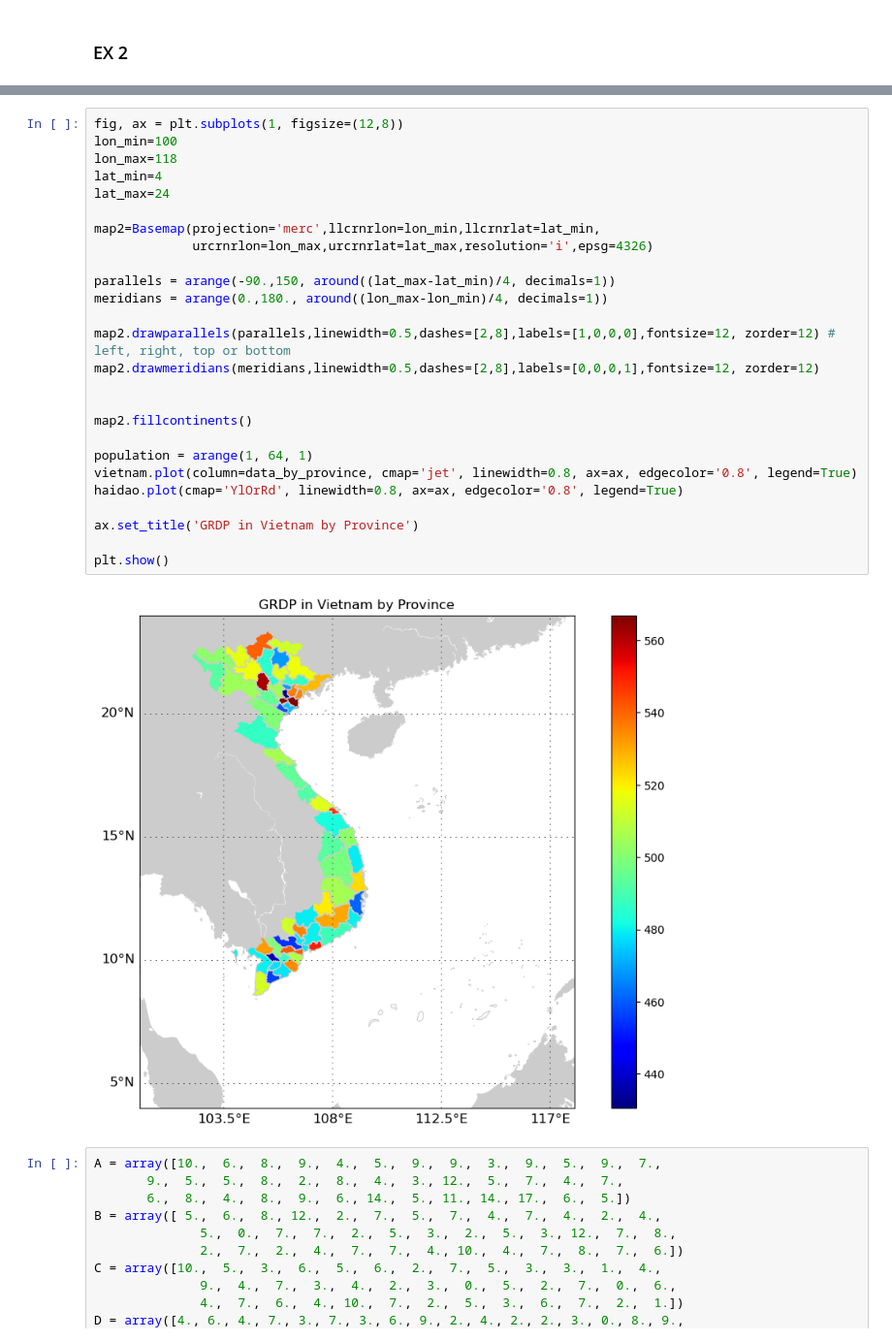
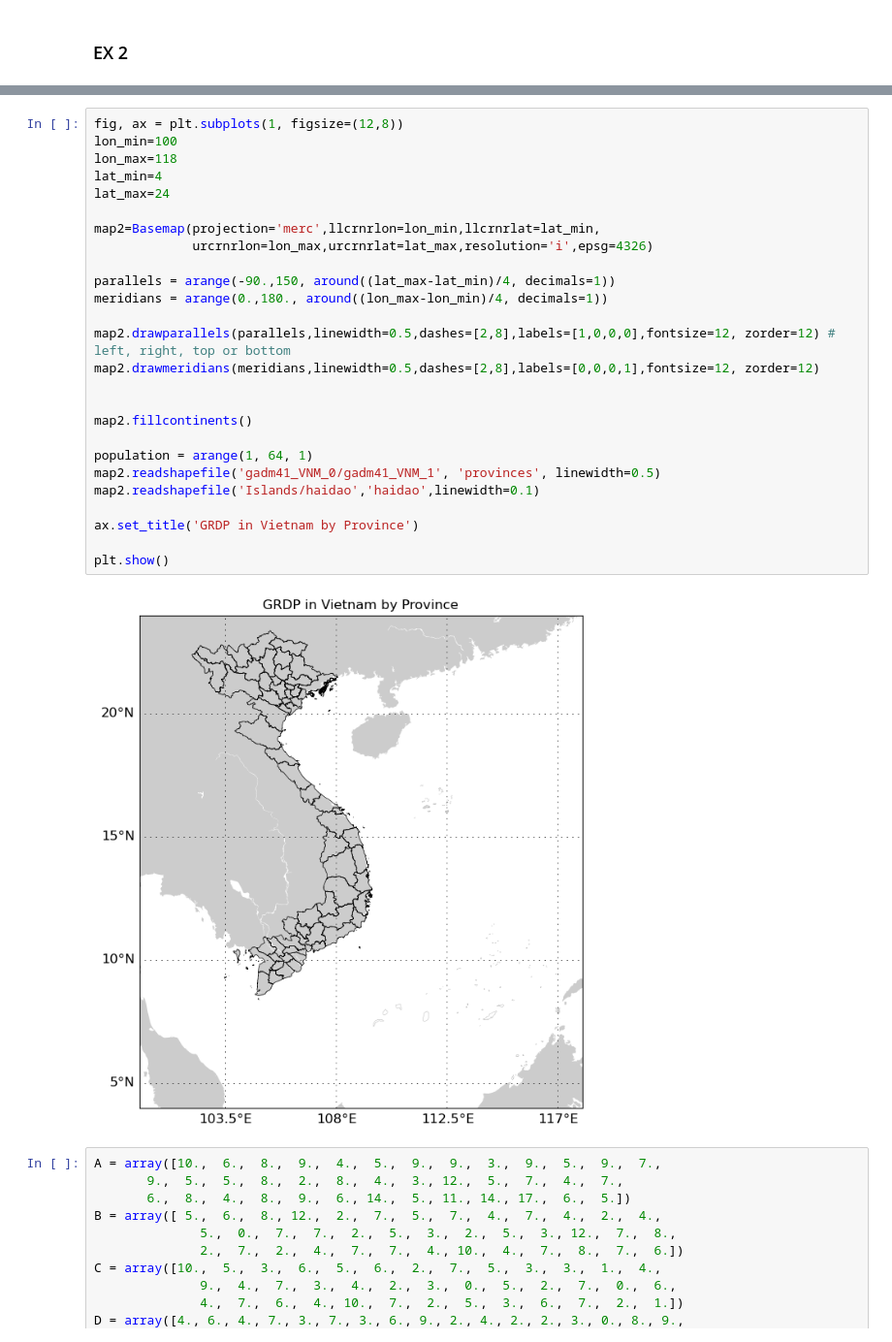
Before and after one commit to mhungdangbuonngu/Data-visualization-, a Jupyter notebook: Lab6.ipynb, the cells around one changed output, grey strips where cells are left out. Shown at 97% size. Cells and saved outputs as stored; diff of their text form.

```diff
--- a/Lab6.ipynb
+++ b/Lab6.ipynb
@@ -221,31 +316,31 @@ data_by_province = calculate_data_by_province(shapefile_path, x_axis_range, y_ax
 # %%
 fig, ax = plt.subplots(1, figsize=(12,8))
 lon_min=100
 lon_max=118
 lat_min=4
 lat_max=24
 
 map2=Basemap(projection='merc',llcrnrlon=lon_min,llcrnrlat=lat_min,
              urcrnrlon=lon_max,urcrnrlat=lat_max,resolution='i',epsg=4326)
 
 parallels = arange(-90.,150, around((lat_max-lat_min)/4, decimals=1))
 meridians = arange(0.,180., around((lon_max-lon_min)/4, decimals=1))
 
 map2.drawparallels(parallels,linewidth=0.5,dashes=[2,8],labels=[1,0,0,0],fontsize=12, zorder=12) # left, right, top or bottom
 map2.drawmeridians(meridians,linewidth=0.5,dashes=[2,8],labels=[0,0,0,1],fontsize=12, zorder=12)
 
 
 map2.fillcontinents()
 
 population = arange(1, 64, 1)
-vietnam.plot(column=data_by_province, cmap='jet', linewidth=0.8, ax=ax, edgecolor='0.8', legend=True)
-haidao.plot(cmap='YlOrRd', linewidth=0.8, ax=ax, edgecolor='0.8', legend=True)
+map2.readshapefile('gadm41_VNM_0/gadm41_VNM_1', 'provinces', linewidth=0.5)
+map2.readshapefile('Islands/haidao','haidao',linewidth=0.1)
 
 ax.set_title('GRDP in Vietnam by Province')
 
 plt.show()
 # %% [output]
-[figure, old version]
+[figure, new version]
 # %%
 A = array([10.,  6.,  8.,  9.,  4.,  5.,  9.,  9.,  3.,  9.,  5.,  9.,  7.,
        9.,  5.,  5.,  8.,  2.,  8.,  4.,  3., 12.,  5.,  7.,  4.,  7.,
```
Also changed, not shown: parts of 5 cells of this notebook.
